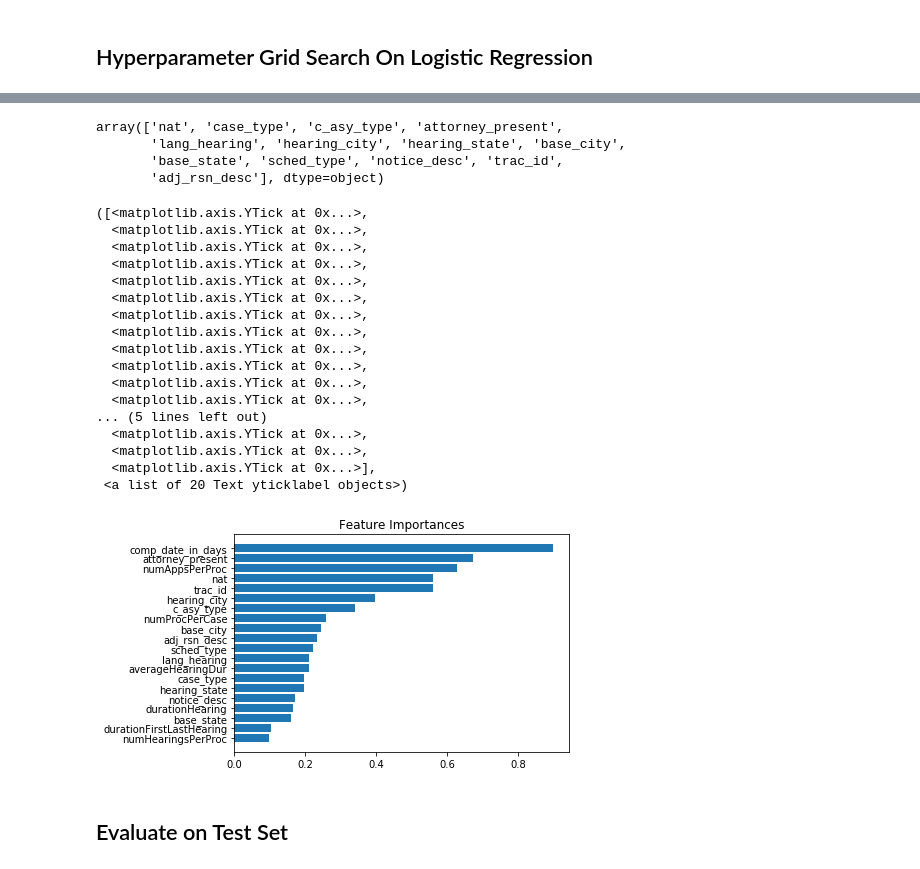
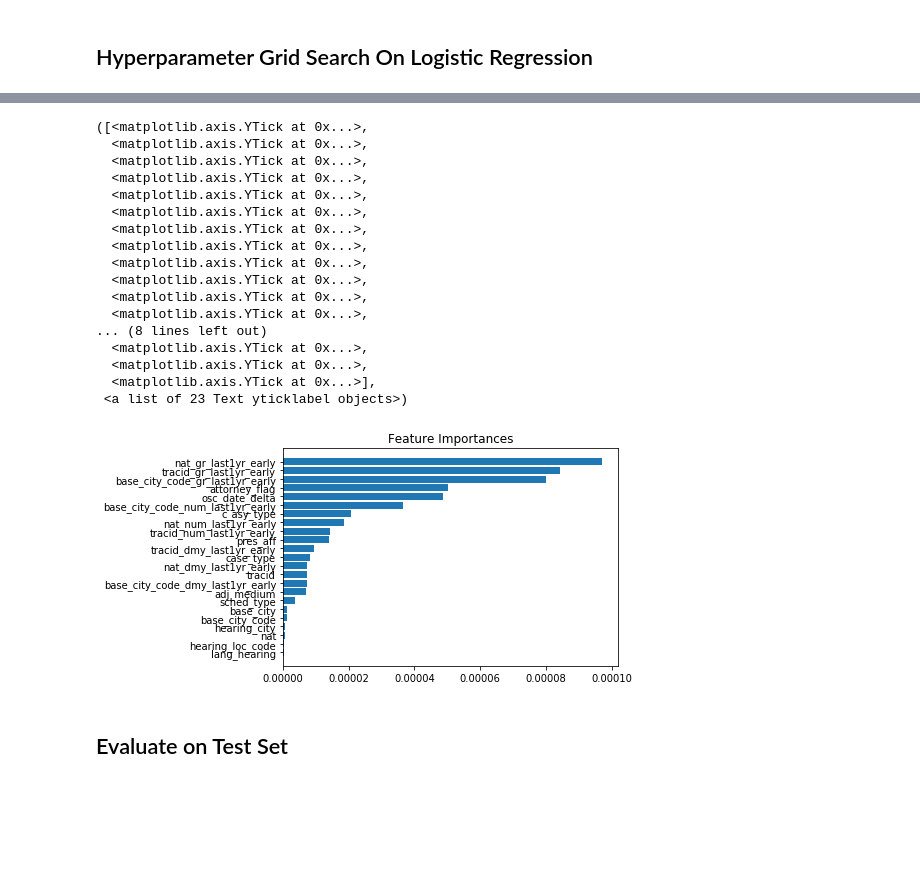
Before and after one commit to aspenyoo/refugees, a Jupyter notebook: Full_Model.ipynb, the cells around one changed output, grey strips where cells are left out. Cells and saved outputs as stored; diff of their text form; code cells hidden in the pictures; blank space fills up the shorter version.

```diff
--- a/Full_Model.ipynb
+++ b/Full_Model.ipynb
@@ -44,3 +50,34 @@ class Cleaning(BaseEstimator, TransformerMixin):
+# %%
+if flag_early: # early predictability
+    cols = ['idncase', 'idnproceeding','adj_date','comp_date','osc_date',
+            'notice_desc','adj_time_start2','adj_time_stop2','durationHearing',
+            'numAppsPerProc','numProcPerCase','osc_date','adj_rsn_desc']
+
+else: # late predictability
+    cols = ['idncase', 'idnproceeding','adj_date','comp_date','osc_date','numAppsPerProc','numProcPerCase',
+            'notice_desc','adj_time_start2','adj_time_stop2','adj_rsn_desc']
+
+if flag_baseline:
+    cols2 = ['dec','tracid','nat','c_asy_type','case_type','lang_hearing',
+            'attorney_flag','sched_type','adj_medium'] # dropping spatial and temporal variables
+    #'numAppsPerProc','numProcPerCase','osc_date_delta
+class Cleaning(BaseEstimator, TransformerMixin):
+    def fit(self, X, y=None):
+        return self
+    def transform(self, X):
+
+        # drop unused columns
+        if flag_baseline: X = X[cols2]
+        else: X = X.drop(columns=cols)
+
+        return X
 # %%
 clean = Cleaning()
 train_data = clean.transform(train)
+# %%
+# change variables that are incorrect dtypes
+train_data['tracid'] = train_data['tracid'].astype('str')
+if (not flag_baseline):
+    train_data['hearingMonth'] = train_data['hearingMonth'].astype('str')
+    train_data['hearingDayOfWeek'] = train_data['hearingDayOfWeek'].astype('str')
+    train_data['hearingYear'] = train_data['hearingYear'].astype('float64')
@@ -142,6 +186,9 @@ The history saving thread hit an unexpected error (OperationalError('database is
+# %%
+c_vec = 10**np.arange(-7,-2).astype('float64')
+param_grid = {'penalty': ['l1','l2'], 'C': c_vec}
 # %%
 log_reg = LogisticRegression()
-grid_search = GridSearchCV(log_reg, param_grid, cv=5, scoring='accuracy', n_jobs=-1)
+grid_search = GridSearchCV(log_reg, param_grid, cv=5, scoring='roc_auc', n_jobs=-1)
 #simplified for testing/writing code
 #grid_search = GridSearchCV(log_reg, param_grid, cv=5, scoring='accuracy', n_jobs=-1,penalty = 'l1')
 
@@ -170,51 +199,42 @@ print(result)
 # %%
 final_model = grid_search.best_estimator_
 feature_weight = np.abs(grid_search.best_estimator_.coef_[0])
-# %%
-num_features = num_pipeline.named_steps['selector'].get_feature_names()
-cat_features = cat_pipeline_reg.named_steps['labeler'].get_feature_names()
-cat_classes = cat_pipeline_reg.named_steps['labeler'].get_orig_classes()
-pd.unique(cat_classes)
-# %% [output]
-array(['nat', 'case_type', 'c_asy_type', 'attorney_present',
-       'lang_hearing', 'hearing_city', 'hearing_state', 'base_city',
-       'base_state', 'sched_type', 'notice_desc', 'trac_id',
-       'adj_rsn_desc'], dtype=object)
 # %%
-#simplify feature weights--sum together all weights for a given category (all nationalities)
+# simplify feature weights--sum together all weights for a given category (all nationalities)
+
 num_features = num_pipeline.named_steps['selector'].get_feature_names()
 cat_features = cat_pipeline_reg.named_steps['labeler'].get_feature_names()
 cat_classes = cat_pipeline_reg.named_steps['labeler'].get_orig_classes()
 attributes = np.append(num_features,pd.unique(cat_classes))
 attributes_long = num_features + cat_classes #for each of >1000 feature, lists original feature name, i.e. nat or tracid
 feature_weight_simple = np.zeros(len(attributes))
 for i in range(len(attributes)):
     weights = feature_weight[[x == attributes[i] for x in attributes_long]]
-    feature_weight_simple[i] = np.mean(weights)
+    feature_weight_simple[i] = np.sum(weights)
 
 indices = np.argsort(feature_weight_simple)
 plt.title('Feature Importances')
 plt.barh(range(len(indices)), feature_weight_simple[indices], align='center')
 plt.yticks(range(len(indices)), [attributes[i] for i in indices])
 # %% [output]
 ([<matplotlib.axis.YTick at 0x...>,
   <matplotlib.axis.YTick at 0x...>,
   <matplotlib.axis.YTick at 0x...>,
   <matplotlib.axis.YTick at 0x...>,
   <matplotlib.axis.YTick at 0x...>,
   <matplotlib.axis.YTick at 0x...>,
   <matplotlib.axis.YTick at 0x...>,
   <matplotlib.axis.YTick at 0x...>,
   <matplotlib.axis.YTick at 0x...>,
   <matplotlib.axis.YTick at 0x...>,
   <matplotlib.axis.YTick at 0x...>,
   <matplotlib.axis.YTick at 0x...>,
-... (5 lines left out)
+... (8 lines left out)
   <matplotlib.axis.YTick at 0x...>,
   <matplotlib.axis.YTick at 0x...>,
   <matplotlib.axis.YTick at 0x...>],
- <a list of 20 Text yticklabel objects>)
+ <a list of 23 Text yticklabel objects>)
-[figure, old version]
+[figure, new version]
 # %% [markdown]
 ## Evaluate on Test Set
 # %%
```
Also changed, not shown: parts of 23 cells of this notebook.
